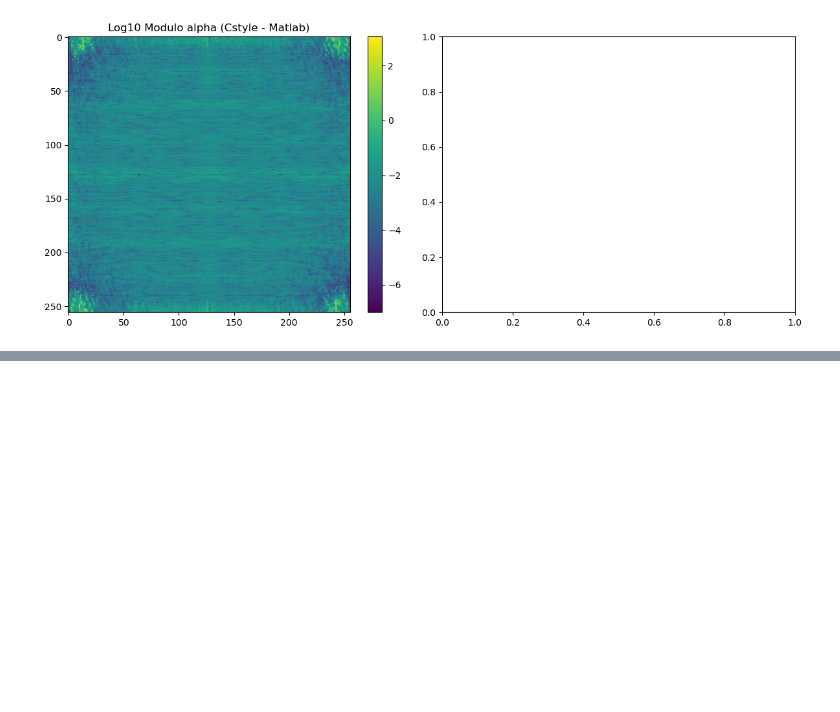
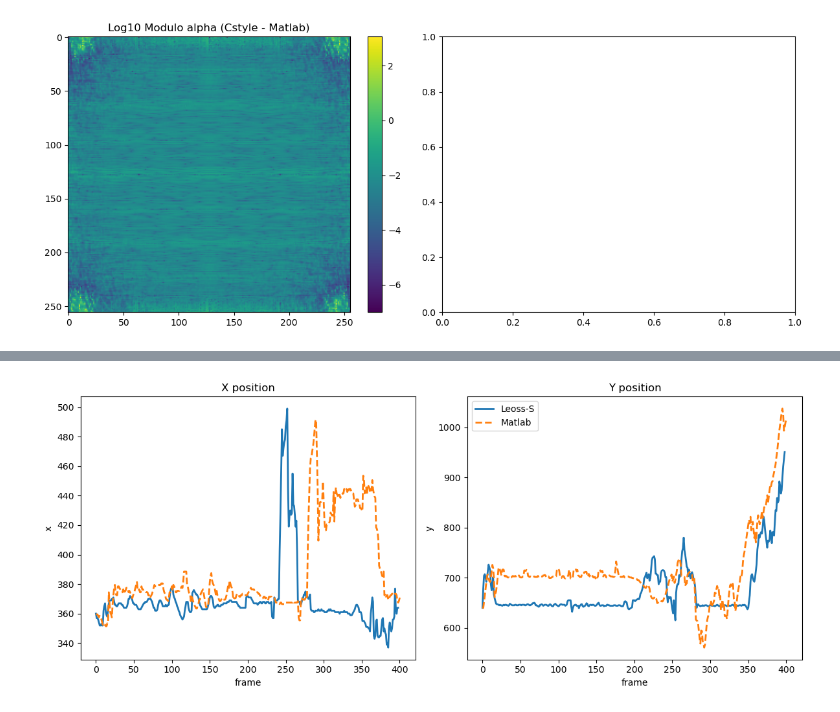
Before and after one commit to mattiamencagli/my-python-plots, a Jupyter notebook: AltLeo/Alphas_comp.ipynb, the cells around one changed output, grey strips where cells are left out. Cells and saved outputs as stored; diff of their text form; code cells hidden in the pictures; blank space fills up the shorter version.

```diff
--- a/AltLeo/Alphas_comp.ipynb
+++ b/AltLeo/Alphas_comp.ipynb
@@ -152,0 +154,54 @@ plottone(100)
+# %%
+lw = 2;
+s_clau = 1 + clau_offset
+e_clau = 400 + clau_offset
+s_ldev = 1 + ldev_offset
+e_ldev = 400 + ldev_offset
+def plot_posTRK_clauLDEV():
+    # fig0, axs0 = plt.subplots(1, 3, figsize=(15, 5))
+    fig = plt.figure(20, figsize=[12, 5])
+    gs  = fig.add_gridspec(1,2) #, hspace=0)
+    axs = gs.subplots()
+
+    axs[0].plot(ClauInfo[s_clau:e_clau,9], linestyle='-', linewidth=lw, label='Leoss-S')
+    axs[0].plot(LDEVInfo[s_ldev:e_ldev,9], linestyle='--', linewidth=lw, label='LDEV')
+    axs[0].set_title(f'X position')
+    axs[0].set_xlabel(f'frame')
+    axs[0].set_ylabel(f'x')
+
+    axs[1].plot(ClauInfo[s_clau:e_clau,10], linestyle='-', linewidth=lw, label='Leoss-S')
+    axs[1].plot(LDEVInfo[s_ldev:e_ldev,10], linestyle='--', linewidth=lw, label='LDEV')
+    axs[1].set_title(f'Y position')
+    axs[1].set_xlabel(f'frame')
+    axs[1].set_ylabel(f'y')
+
+    plt.legend()
+    plt.tight_layout()
+    plt.show()
+
+def plot_posTRK_clauMAT():
+    # fig0, axs0 = plt.subplots(1, 3, figsize=(15, 5))
+    fig = plt.figure(20, figsize=[12, 5])
+    gs  = fig.add_gridspec(1,2) #, hspace=0)
+    axs = gs.subplots()
+
+    axs[0].plot(ClauInfo[s_clau:e_clau,9], linestyle='-', linewidth=lw, label='Leoss-S')
+    axs[0].plot(MioMInfo[:,1], linestyle='--', linewidth=lw, label='Matlab')
+    axs[0].set_title(f'X position')
+    axs[0].set_xlabel(f'frame')
+    axs[0].set_ylabel(f'x')
+
+    axs[1].plot(ClauInfo[s_clau:e_clau,10], linestyle='-', linewidth=lw, label='Leoss-S')
+    axs[1].plot(MioMInfo[:,2], linestyle='--', linewidth=lw, label='Matlab')
+    axs[1].set_title(f'Y position')
+    axs[1].set_xlabel(f'frame')
+    axs[1].set_ylabel(f'y')
+
+    plt.legend()
+    plt.tight_layout()
+    plt.show()
+
+# plot_posTRK_clauLDEV()
+plot_posTRK_clauMAT()
+# %% [output]
+[figure, added]
```
Also changed, not shown: parts of 2 cells of this notebook, 1 other file.
